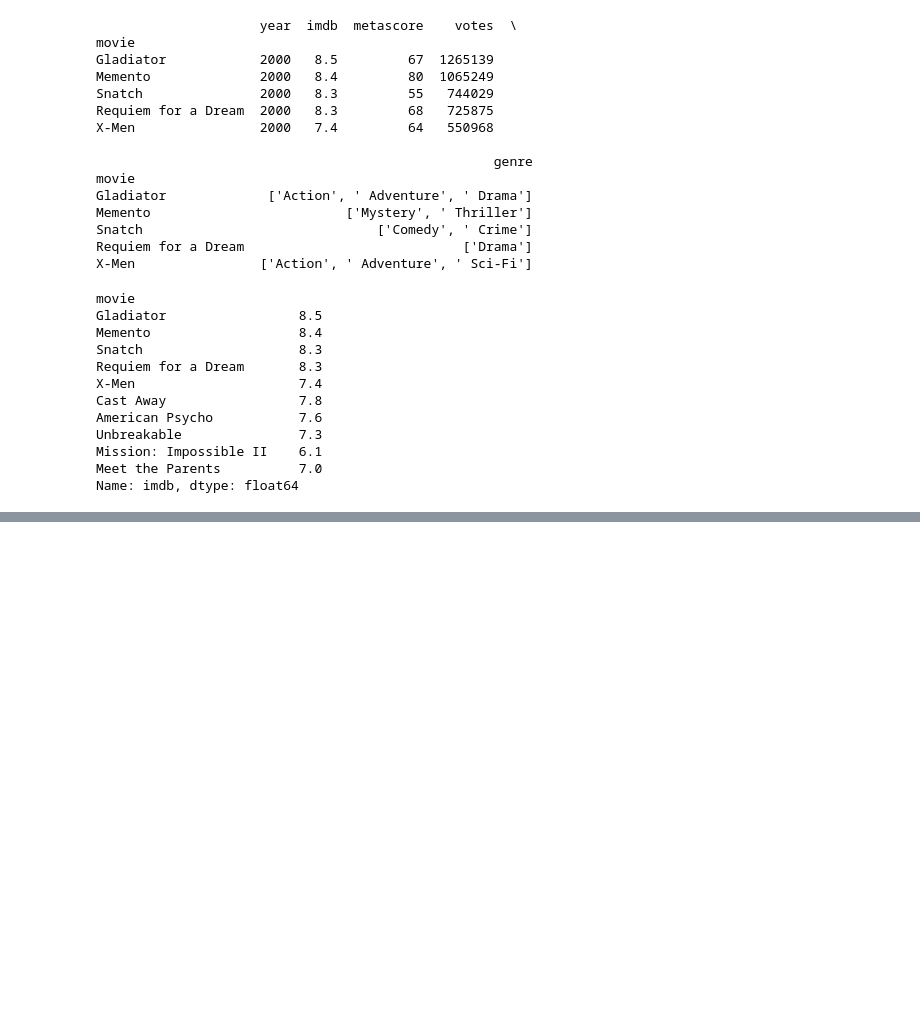
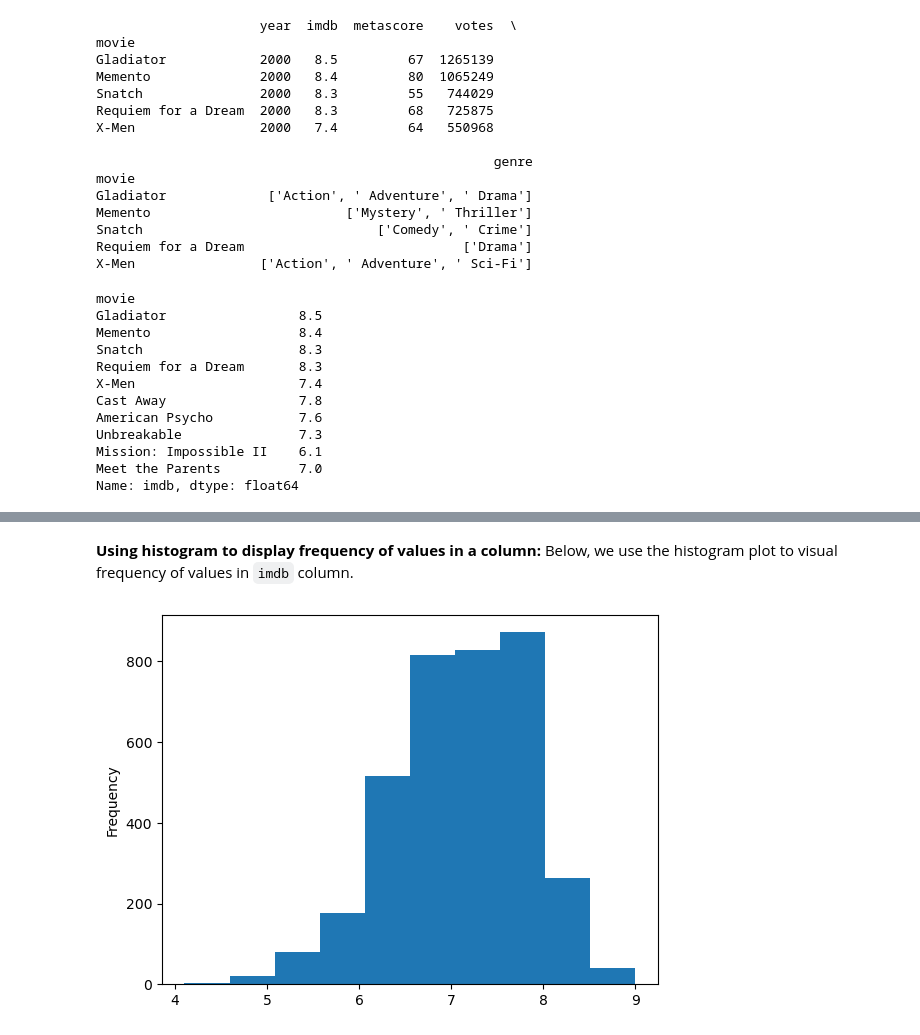
Before and after one commit to francis-ohara/intro-to-data-science, a Jupyter notebook: notebooks/4-exercise.ipynb, the cells around one changed output, grey strips where cells are left out. Cells and saved outputs as stored; diff of their text form; code cells hidden in the pictures; blank space fills up the shorter version.

```diff
--- a/notebooks/4-exercise.ipynb
+++ b/notebooks/4-exercise.ipynb
@@ -1802,0 +2040,7 @@ Name: imdb, dtype: float64
+# %% [markdown]
+**Using histogram to display frequency of values in a column:**
+Below, we use the histogram plot to visual frequency of values in `imdb` column.
+# %%
+movies["imdb"].plot(kind="hist");
+# %% [output]
+[figure, added]
```
Also changed, not shown: parts of 33 cells of this notebook.
